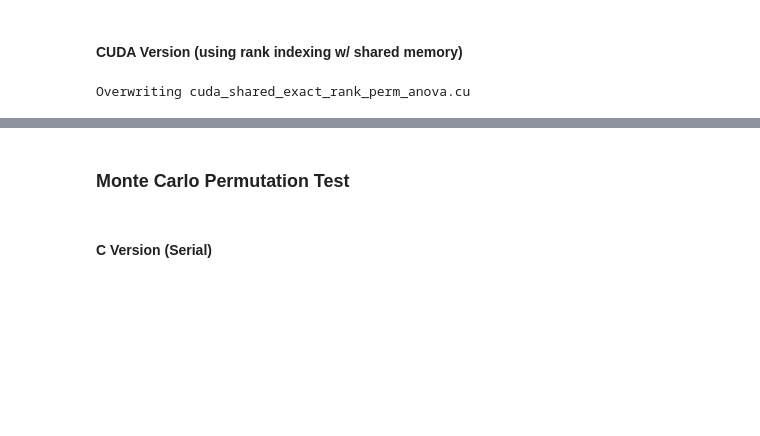
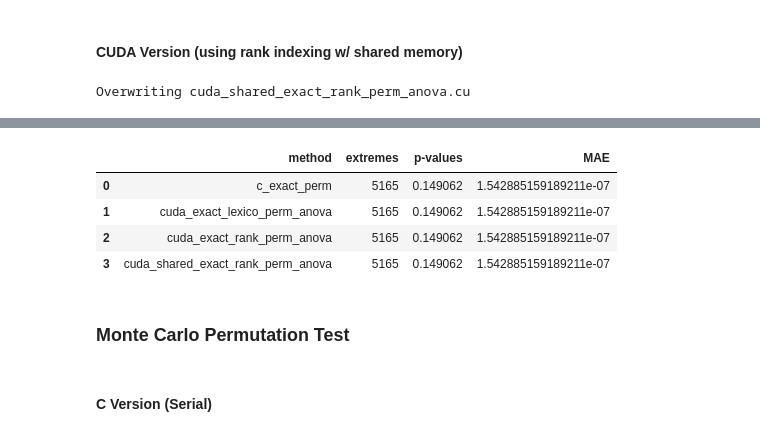
Before and after one commit to KyleCarlo/CUDA-1wayANOVA-Perm, a Jupyter notebook: Permutation_Test_using_One_Way_ANOVA_in_CUDA.ipynb, the cells around one changed output, grey strips where cells are left out. Drawn from its saved outputs; the diff is of its cells as text; code cells hidden in the pictures; blank space fills up the shorter version.

```diff
--- a/Permutation_Test_using_One_Way_ANOVA_in_CUDA.ipynb
+++ b/Permutation_Test_using_One_Way_ANOVA_in_CUDA.ipynb
@@ -33,7 +20,7 @@ Requirement already satisfied: six>=1.5 in /opt/tljh/user/lib/python3.12/site-pa
 from sklearn.datasets import make_classification
 
 k = 3
-N = 6
+N = 10
 X, y = make_classification(
     n_samples = N,             # row number
     n_features = 5,            # feature numbers
@@ -584,7 +574,7 @@ int main() {
     printf("=================================\n");
     for (int i = perm_count-5; i < perm_count; i++) {
         fprintf(fptr, "%d,%lf\n", i, F_dist[i]);
-        printf("F_dist[%d]: %lf\n", i, F_dist[i]);
+        printf("F_dist %d: %lf\n", i+1, F_dist[i]);
     }
 
     // Calculate p-value
@@ -908,12 +898,12 @@ int main() {
     printf("\nPrinting First 5 and Last 5 F-statistics:\n");
     for (int i = 0; i < 5; i++) {
         fprintf(fptr, "%d,%lf\n", i, F_dist[i]);
-        printf("F_dist[%d]: %lf\n", i, F_dist[i]);
+        printf("F_dist %d: %lf\n", i+1, F_dist[i]);
     }
     printf("=================================\n");
     for (int i = perm_count-5; i < perm_count; i++) {
         fprintf(fptr, "%d,%lf\n", i, F_dist[i]);
-        printf("F_dist[%d]: %lf\n", i, F_dist[i]);
+        printf("F_dist %d: %lf\n", i+1, F_dist[i]);
     }
 
     // Calculate p-value
@@ -1252,12 +1242,12 @@ int main() {
     printf("\nPrinting First 5 and Last 5 F-statistics:\n");
     for (int i = 0; i < 5; i++) {
         fprintf(fptr, "%d,%lf\n", i, F_dist[i]);
-        printf("F_dist[%d]: %lf\n", i, F_dist[i]);
+        printf("F_dist %d: %lf\n", i+1, F_dist[i]);
     }
     printf("=================================\n");
     for (int i = perm_count-5; i < perm_count; i++) {
         fprintf(fptr, "%d,%lf\n", i, F_dist[i]);
-        printf("F_dist[%d]: %lf\n", i, F_dist[i]);
+        printf("F_dist %d: %lf\n", i+1, F_dist[i]);
     }
 
     // Calculate p-value
@@ -1329,3 +1379,73 @@ Total CPU Page faults: 2
+# %%
+import numpy as np
+from scipy.stats import f_oneway
+
+features = pd.read_csv("dataset.csv",header=None)[0].tolist()
+filenames = [
+    'c_exact_perm.csv',
+    'cuda_exact_lexico_perm_anova.csv',
+    'cuda_exact_rank_perm_anova.csv',
+    'cuda_shared_exact_rank_perm_anova.csv'
+]
+extreme_counts = []
+p_values = []
+maes = []
+
+for filename in filenames:
+    file_object = open(filename)
+    content = file_object.read()
+    permutations = []
+    f_stats = []
+    indices = []
+    for i, row in enumerate(content.split('\n')):
+        if i < 10:
+            permutations.append(row[:-1])
+        elif i < 20:
+            index, f = row.split(',')
+            indices.append(int(index))
+            f_stats.append(float(f))
+        elif row != '':
+            extreme_count, p_value = row.split(',')
+            extreme_counts.append(int(extreme_count))
+            p_values.append(float(p_value))
+
+    permutations = np.array(permutations)
+    f_stats = np.array(f_stats)
+    indices = np.array(indices)
+    output_df = pd.DataFrame(np.vstack([indices, permutations, f_stats])).T
+    output_df.columns = ['i', 'perm', 'f']
+    output_df['i'] = output_df['i'].astype(int)
+    output_df['f'] = output_df['f'].astype(float)
+    actual_fs = []
+    for perm in output_df['perm']:
+        permuted_df = pd.DataFrame(np.vstack([np.array(perm.split(',')), features])).T
+        permuted_df[0] = permuted_df[0].astype(int)
+        permuted_df[1] = permuted_df[1].astype(float)
+        keys = permuted_df[0].unique().tolist()
+        input_features = []
+        for key in keys:
+            group_feature = permuted_df[permuted_df[0] == key][1].tolist()
+            input_features.append(group_feature)
+        actual_f, _ = f_oneway(input_features[0], input_features[1], input_features[2])
+        actual_fs.append(float(actual_f))
+    output_df['actual_f'] = actual_fs
+    output_df['abs_error'] = abs(output_df['actual_f'] - output_df['f'])
+    maes.append(output_df['abs_error'].sum() / output_df.shape[0])
+filenames = np.array(filenames)
+extreme_counts = np.array(extreme_counts)
+p_values = np.array(p_values)
+maes = np.array(maes)
+
+compiled_df = pd.DataFrame(np.vstack([filenames, extreme_counts, p_values, maes])).T
+compiled_df.columns = ['method', 'extremes', 'p-values', 'MAE']
+compiled_df['method'] = compiled_df['method'].apply(lambda x: x[:-4])
+compiled_df
+# %% [output]
+|  | method | extremes | p-values | MAE |
+| 0 | c_exact_perm | 5165 | 0.149062 | 1.542885159189211e-07 |
+| 1 | cuda_exact_lexico_perm_anova | 5165 | 0.149062 | 1.542885159189211e-07 |
+| 2 | cuda_exact_rank_perm_anova | 5165 | 0.149062 | 1.542885159189211e-07 |
+| 3 | cuda_shared_exact_rank_perm_anova | 5165 | 0.149062 | 1.542885159189211e-07 |
 # %% [markdown]
 ### Monte Carlo Permutation Test
 # %% [markdown]
```
Also changed, not shown: parts of 17 cells of this notebook, 2 other files.
